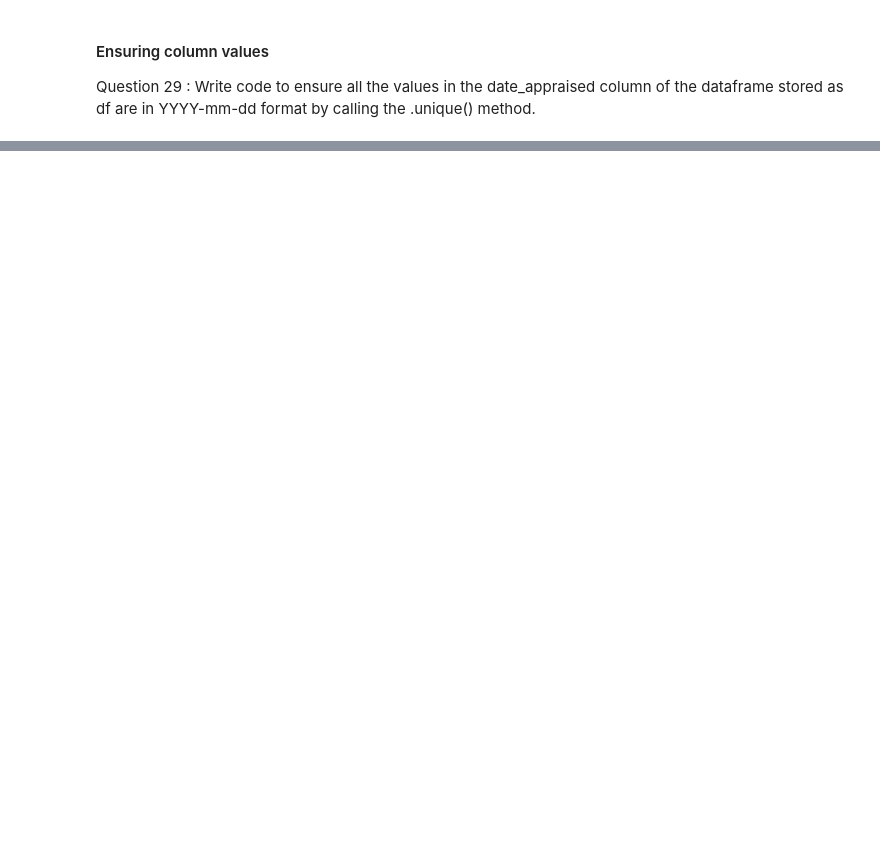
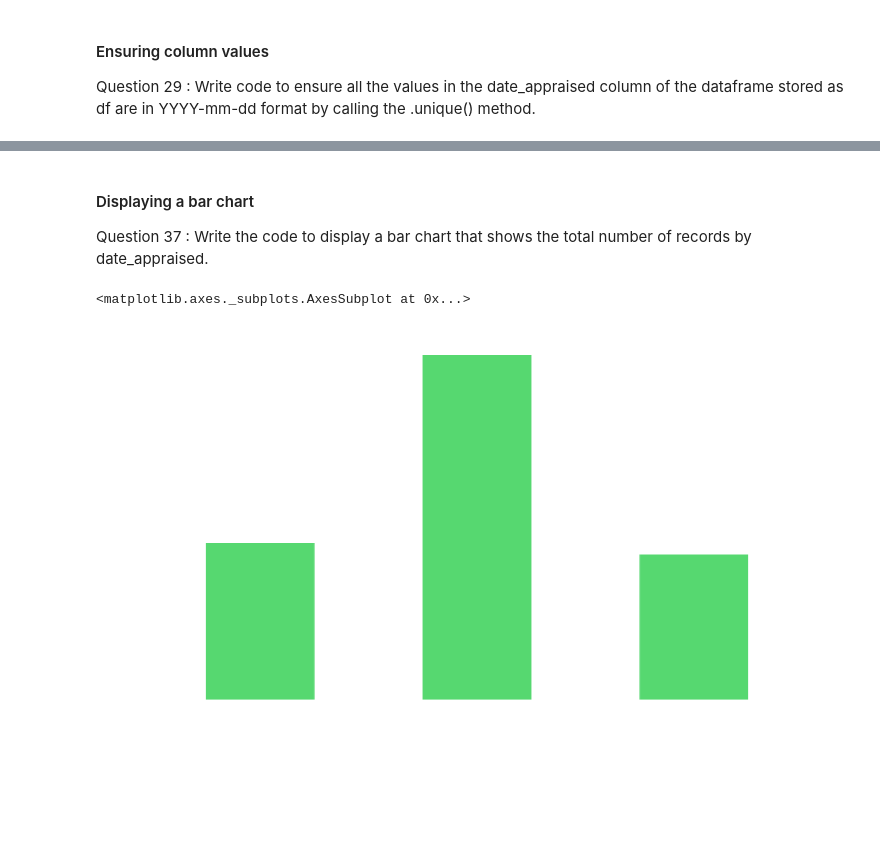
Before and after one commit to RyanLBuchanan/D206_Data_Cleaning, a Jupyter notebook: Performance_Lab_Python/performance_lab_python.ipynb, the cells around one changed output, grey strips where cells are left out. Drawn from its saved outputs; the diff is of its cells as text; code cells hidden in the pictures; blank space fills up the shorter version.

```diff
--- a/Performance_Lab_Python/performance_lab_python.ipynb
+++ b/Performance_Lab_Python/performance_lab_python.ipynb
@@ -456,0 +556,9 @@ print(df['date_appraised'])
+# %% [markdown]
+#### Displaying a bar chart
+Question 37 :
+Write the code to display a bar chart that shows the total number of records by date_appraised.
+# %%
+df.groupby('date_appraised').size().plot.bar()
+# %% [output]
+<matplotlib.axes._subplots.AxesSubplot at 0x...>
+[figure, added]
```
Also changed, not shown: parts of 20 cells of this notebook, 2 other files.
